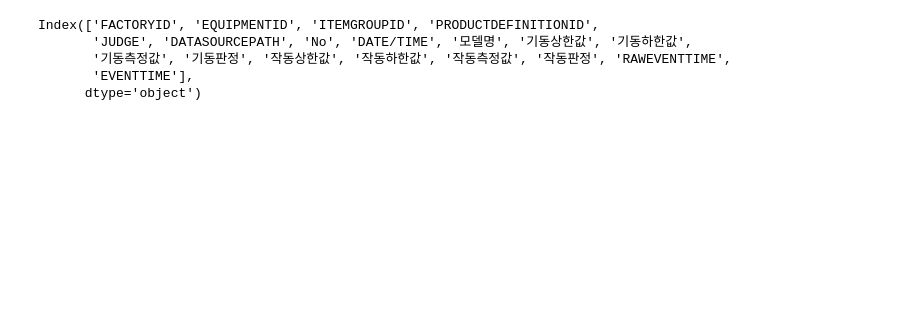
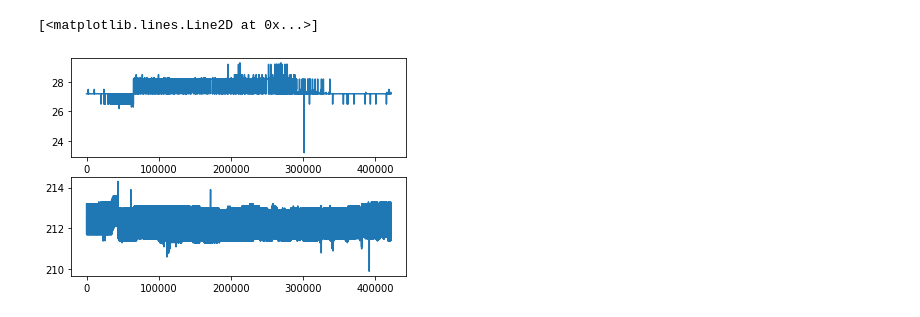
Before and after one commit to hsnam95/my, a Jupyter notebook: ctr.ipynb, the cells around one changed output. Cells and saved outputs as stored; diff of their text form; code cells hidden in the pictures; blank space fills up the shorter version.

```diff
--- a/ctr.ipynb
+++ b/ctr.ipynb
@@ -5,12 +5,15 @@ import pandas as pd
 import matplotlib.pyplot as plt
 import numpy as np
 
-# df = pd.read_csv('0-SQC_RAWDCDATA_202210061010.csv')
-df = pd.read_csv('1-SQC_RAWDCDATA_202210061005.csv')
-df.columns
+df0 = pd.read_csv('0-SQC_RAWDCDATA_202210061010.csv')
+df1 = pd.read_csv('1-SQC_RAWDCDATA_202210061005.csv')
+df1_2 = pd.read_csv('1-SQC_RAWDCDATA_202210061005_2.csv')
-# %% [output]
-Index(['FACTORYID', 'EQUIPMENTID', 'ITEMGROUPID', 'PRODUCTDEFINITIONID',
-       'JUDGE', 'DATASOURCEPATH', 'No', 'DATE/TIME', '모델명', '기동상한값', '기동하한값',
-       '기동측정값', '기동판정', '작동상한값', '작동하한값', '작동측정값', '작동판정', 'RAWEVENTTIME',
-       'EVENTTIME'],
-      dtype='object')
+# %%
+plt.figure()
+plt.subplot(2,1,1)
+plt.plot(df0.하중측정)
+plt.subplot(2,1,2)
+plt.plot(df0.거리측정)
+# %% [output]
+[<matplotlib.lines.Line2D at 0x...>]
+[figure, added]
```
Also changed, not shown: parts of 3 cells of this notebook.
